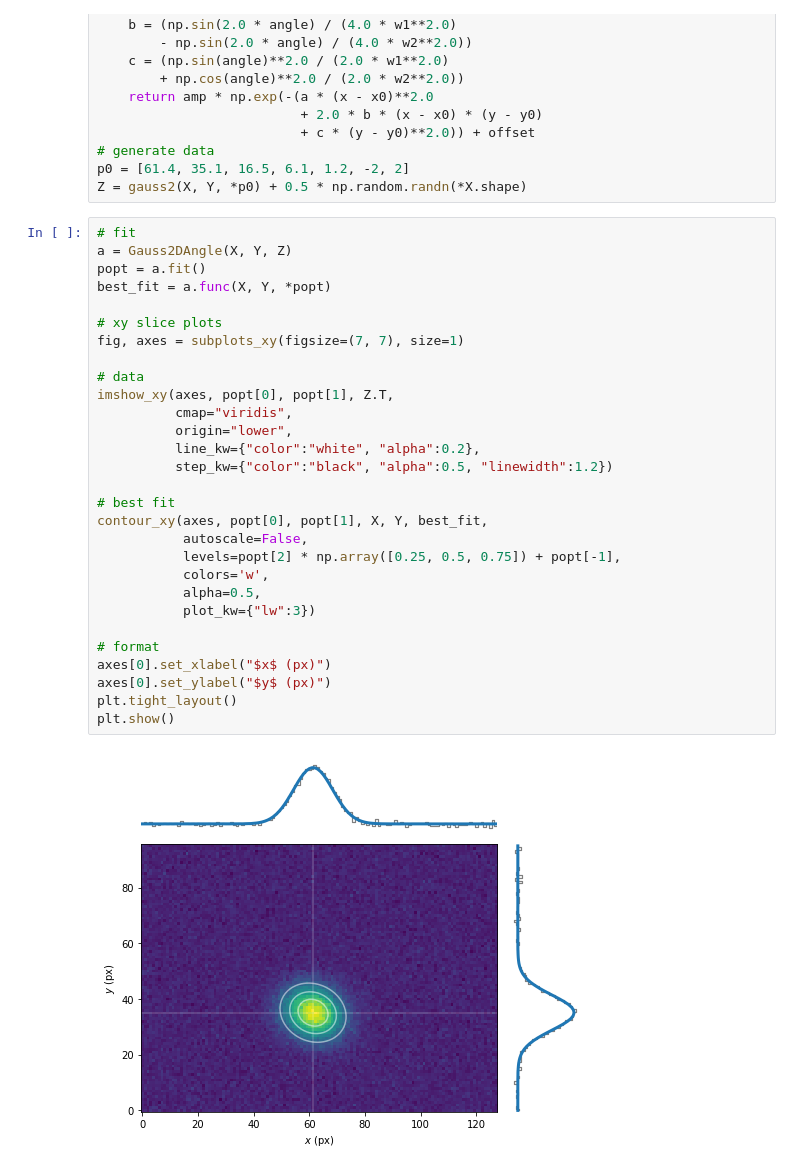
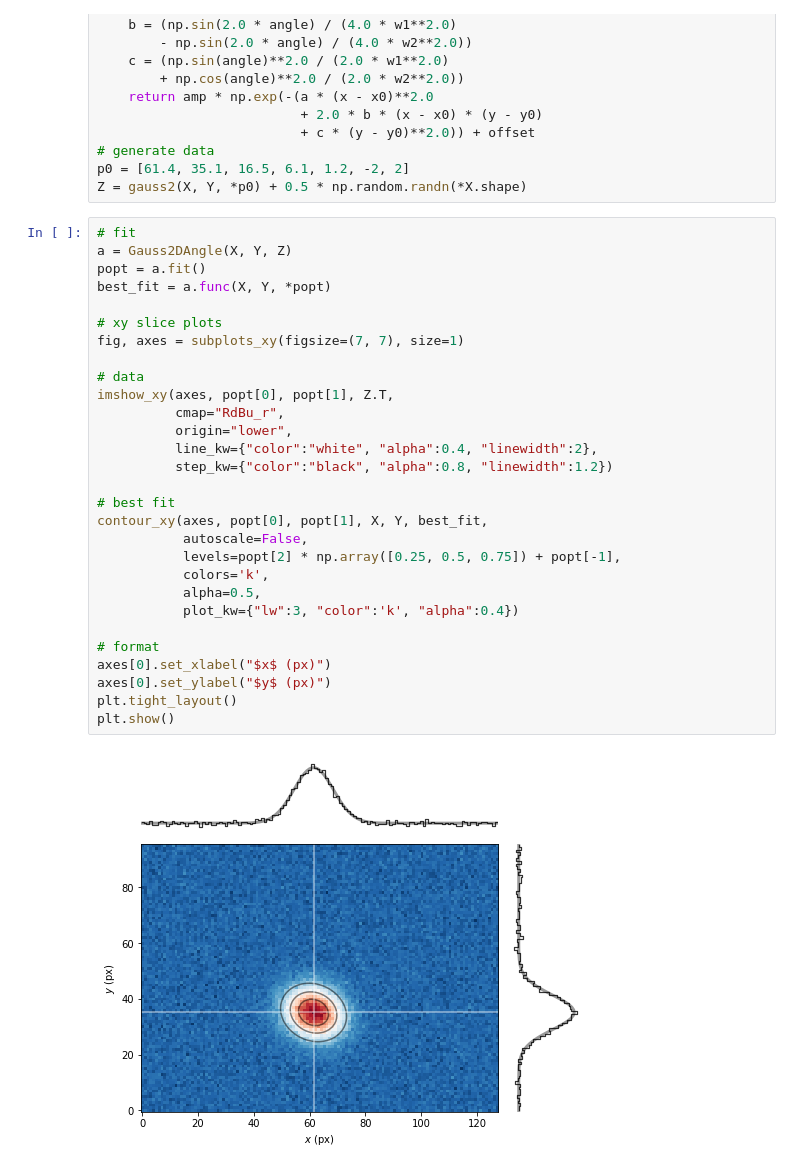
Before and after one commit to ad3ller/e11_analysis, a Jupyter notebook: notebooks/B)_Fit_images.ipynb, the cells around one changed output. Saved outputs shown, nothing was run; the diff lists cells and outputs as text.

```diff
--- a/notebooks/B)_Fit_images.ipynb
+++ b/notebooks/B)_Fit_images.ipynb
@@ -83,34 +83,34 @@ Z = gauss2(X, Y, *p0) + 0.5 * np.random.randn(*X.shape)
 # %%
 # fit
 a = Gauss2DAngle(X, Y, Z)
 popt = a.fit()
 best_fit = a.func(X, Y, *popt)
 
 # xy slice plots
 fig, axes = subplots_xy(figsize=(7, 7), size=1)
 
 # data
 imshow_xy(axes, popt[0], popt[1], Z.T,
-          cmap="viridis",
+          cmap="RdBu_r",
           origin="lower",
-          line_kw={"color":"white", "alpha":0.2},
-          step_kw={"color":"black", "alpha":0.5, "linewidth":1.2})
+          line_kw={"color":"white", "alpha":0.4, "linewidth":2},
+          step_kw={"color":"black", "alpha":0.8, "linewidth":1.2})
 
 # best fit
 contour_xy(axes, popt[0], popt[1], X, Y, best_fit,
            autoscale=False,
            levels=popt[2] * np.array([0.25, 0.5, 0.75]) + popt[-1],
-           colors='w',
+           colors='k',
            alpha=0.5,
-           plot_kw={"lw":3})
+           plot_kw={"lw":3, "color":'k', "alpha":0.4})
 
 # format
 axes[0].set_xlabel("$x$ (px)")
 axes[0].set_ylabel("$y$ (px)")
 plt.tight_layout()
 plt.show()
 # %% [output]
-[figure, old version]
+[figure, new version]
 # %%
 print(a.text())
 # %% [output]
```
Also changed, not shown: parts of 3 cells of this notebook, 2 other files.
